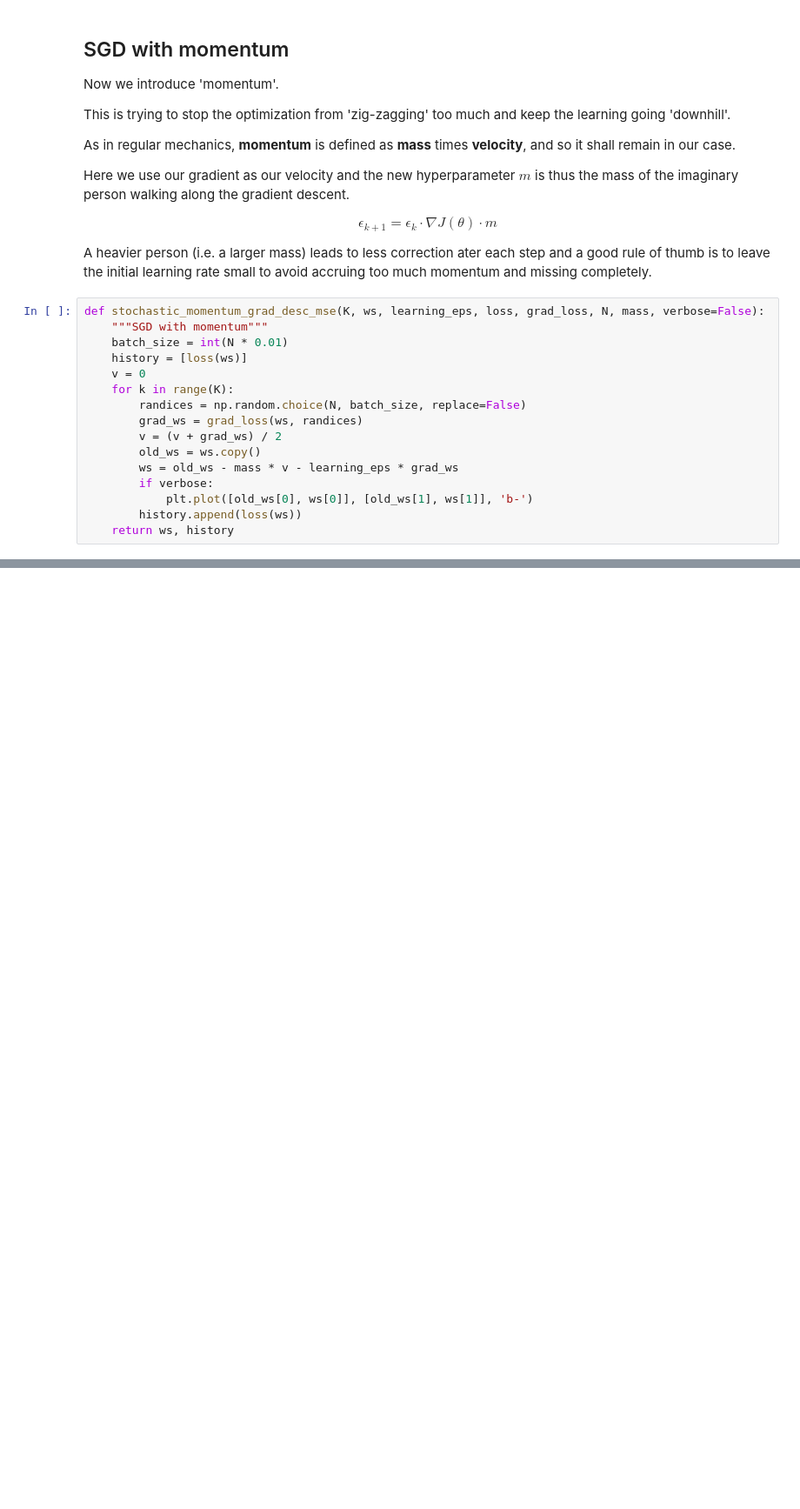
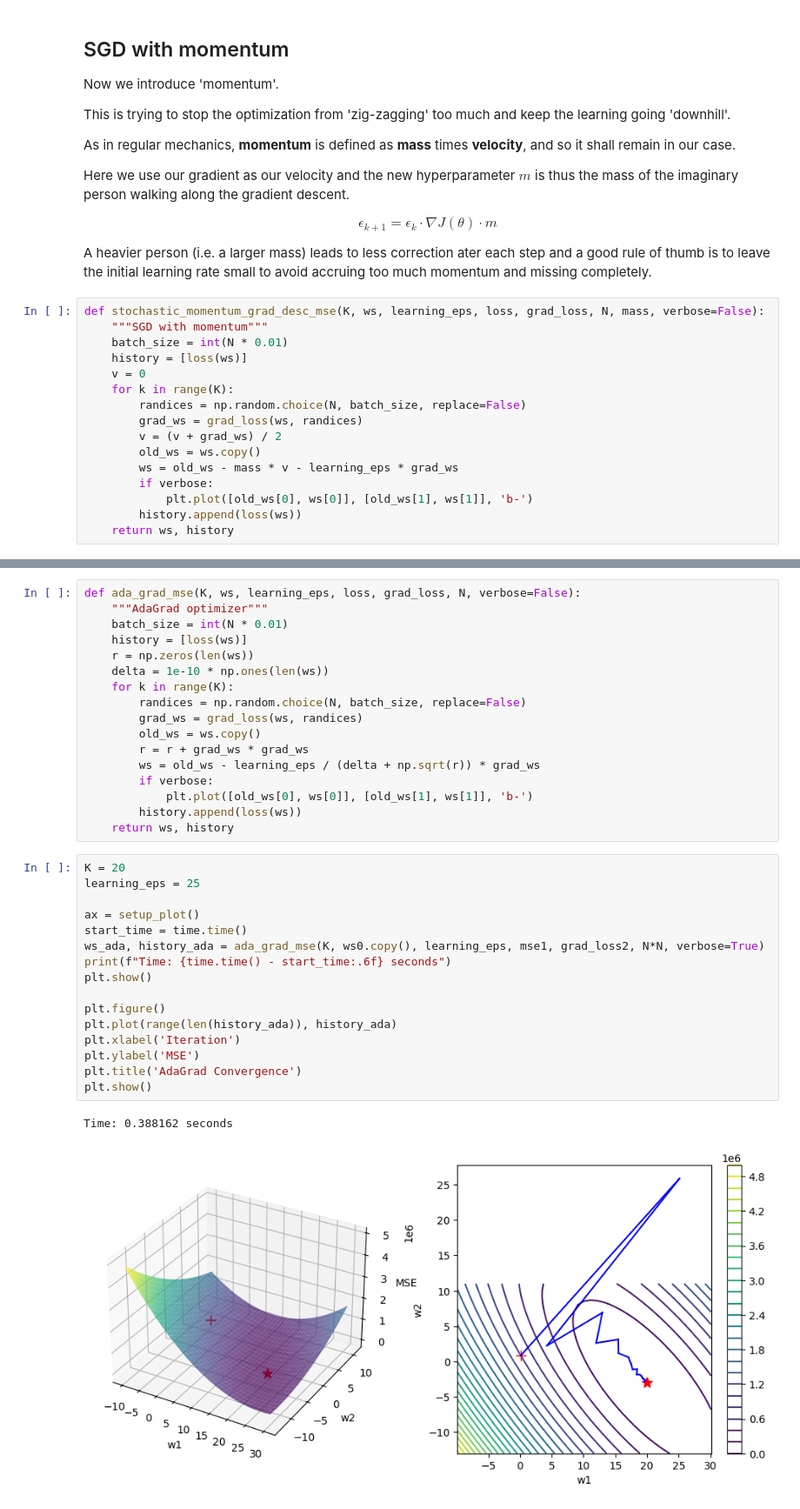
Before and after one commit to kallefrisk/Schoolwork, a Jupyter notebook: Python/DeepLearning/Stochastic_gradient_based_optimization.ipynb, the cells around one changed output, grey strips where cells are left out. Shown at 87% size. Drawn from its saved outputs; the diff is of its cells as text; blank space fills up the shorter version.

Commit message:
Added AdaGrad and RMSProp.

```diff
--- a/Python/DeepLearning/Stochastic_gradient_based_optimization.ipynb
+++ b/Python/DeepLearning/Stochastic_gradient_based_optimization.ipynb
@@ -342,0 +357,36 @@ Time: 0.107550 seconds
+# %%
+def ada_grad_mse(K, ws, learning_eps, loss, grad_loss, N, verbose=False):
+    """AdaGrad optimizer"""
+    batch_size = int(N * 0.01)
+    history = [loss(ws)]
+    r = np.zeros(len(ws))
+    delta = 1e-10 * np.ones(len(ws))
+    for k in range(K):
+        randices = np.random.choice(N, batch_size, replace=False)
+        grad_ws = grad_loss(ws, randices)
+        old_ws = ws.copy()
+        r = r + grad_ws * grad_ws
+        ws = old_ws - learning_eps / (delta + np.sqrt(r)) * grad_ws
+        if verbose:
+            plt.plot([old_ws[0], ws[0]], [old_ws[1], ws[1]], 'b-')
+        history.append(loss(ws))
+    return ws, history
+# %%
+K = 20
+learning_eps = 25
+
+ax = setup_plot()
+start_time = time.time()
+ws_ada, history_ada = ada_grad_mse(K, ws0.copy(), learning_eps, mse1, grad_loss2, N*N, verbose=True)
+print(f"Time: {time.time() - start_time:.6f} seconds")
+plt.show()
+
+plt.figure()
+plt.plot(range(len(history_ada)), history_ada)
+plt.xlabel('Iteration')
+plt.ylabel('MSE')
+plt.title('AdaGrad Convergence')
+plt.show()
+# %% [output]
+Time: 0.388162 seconds
+[figure, added]
```
Also changed, not shown: parts of 10 cells of this notebook.
